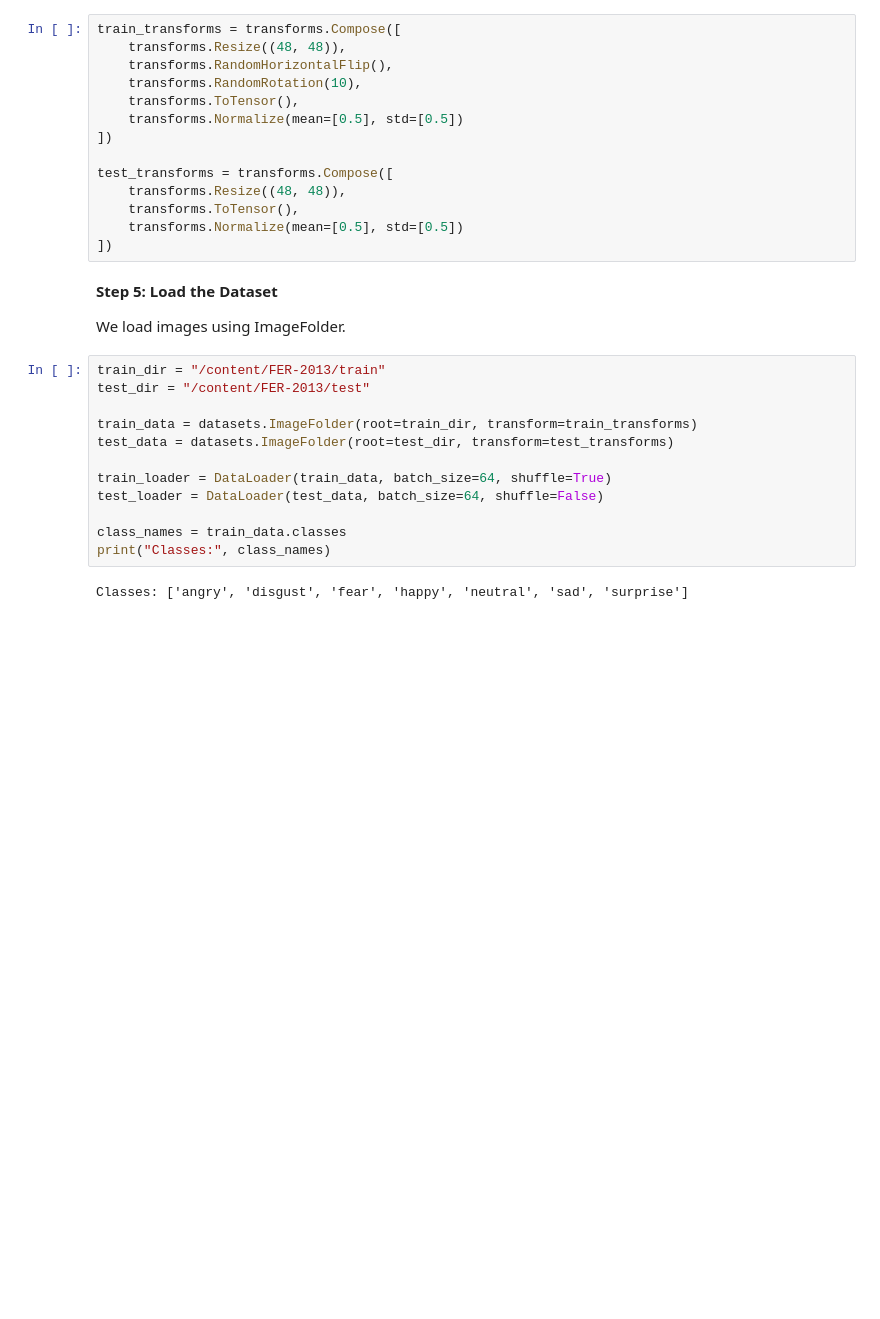
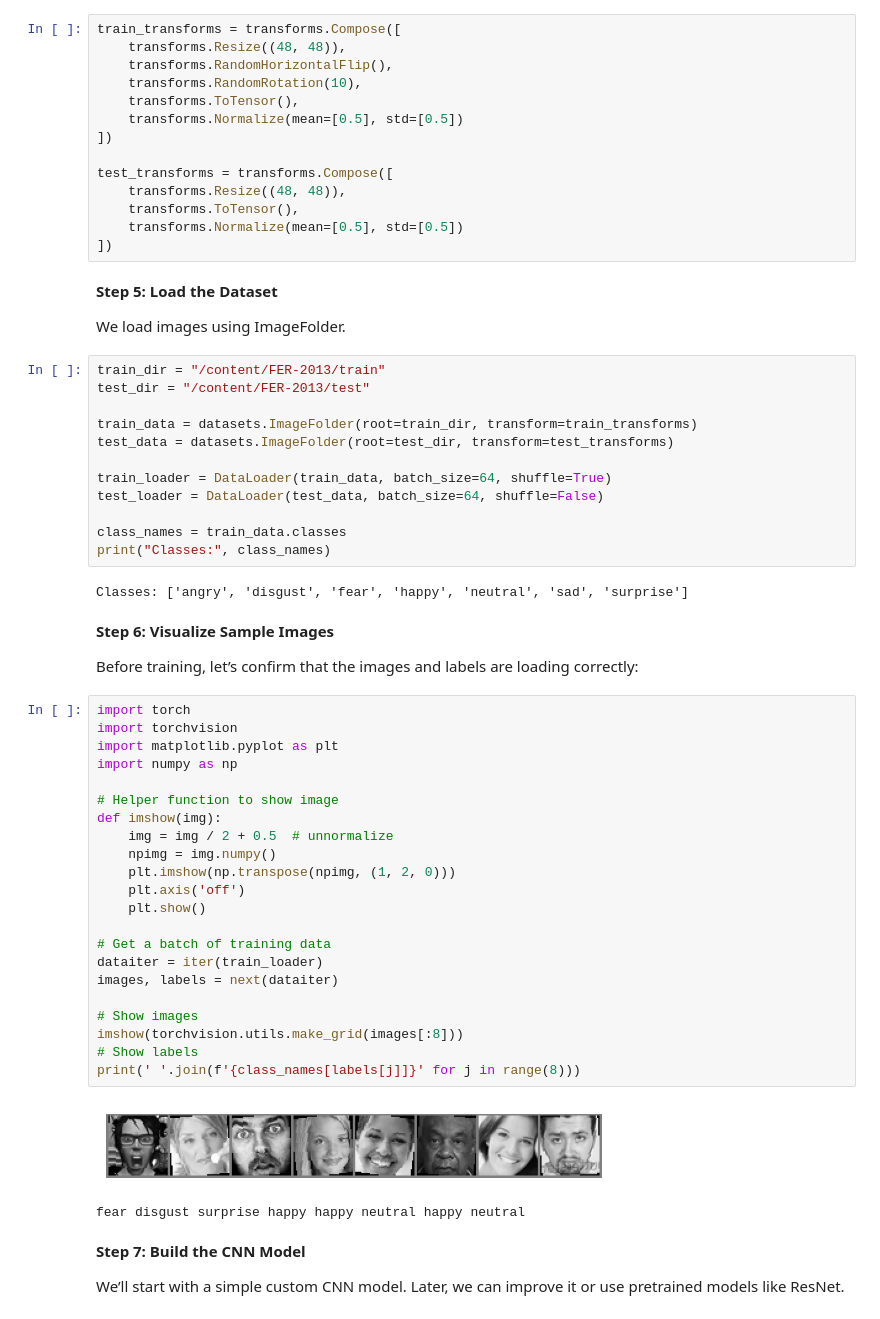
Before and after one commit to Rafi076/RTFER_Framework, a Jupyter notebook: RTFER_Framework.ipynb, the cells around one changed output. Drawn from its saved outputs; the diff is of its cells as text; blank space fills up the shorter version.

```diff
--- a/RTFER_Framework.ipynb
+++ b/RTFER_Framework.ipynb
@@ -78,3 +78,36 @@ class_names = train_data.classes
 print("Classes:", class_names)
 # %% [output]
 Classes: ['angry', 'disgust', 'fear', 'happy', 'neutral', 'sad', 'surprise']
+# %% [markdown]
+**Step 6: Visualize Sample Images**
+
+Before training, let’s confirm that the images and labels are loading correctly:
+# %%
+import torch
+import torchvision
+import matplotlib.pyplot as plt
+import numpy as np
+
+# Helper function to show image
+def imshow(img):
+    img = img / 2 + 0.5  # unnormalize
+    npimg = img.numpy()
+    plt.imshow(np.transpose(npimg, (1, 2, 0)))
+    plt.axis('off')
+    plt.show()
+
+# Get a batch of training data
+dataiter = iter(train_loader)
+images, labels = next(dataiter)
+
+# Show images
+imshow(torchvision.utils.make_grid(images[:8]))
+# Show labels
+print(' '.join(f'{class_names[labels[j]]}' for j in range(8)))
+# %% [output]
+[figure, added]
+fear disgust surprise happy happy neutral happy neutral
+# %% [markdown]
+**Step 7: Build the CNN Model**
+
+We’ll start with a simple custom CNN model. Later, we can improve it or use pretrained models like ResNet.
```
Also changed, not shown: parts of 1 cell of this notebook.
